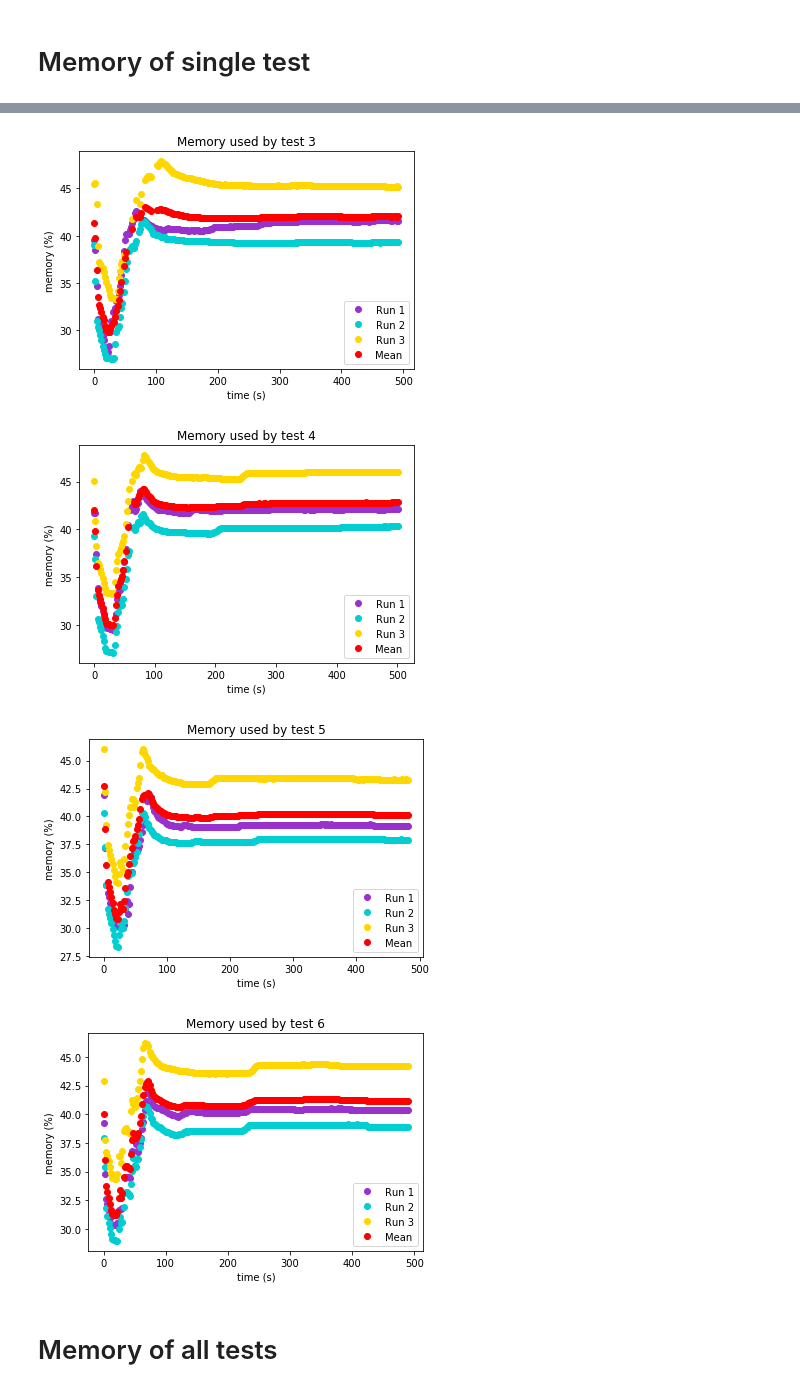
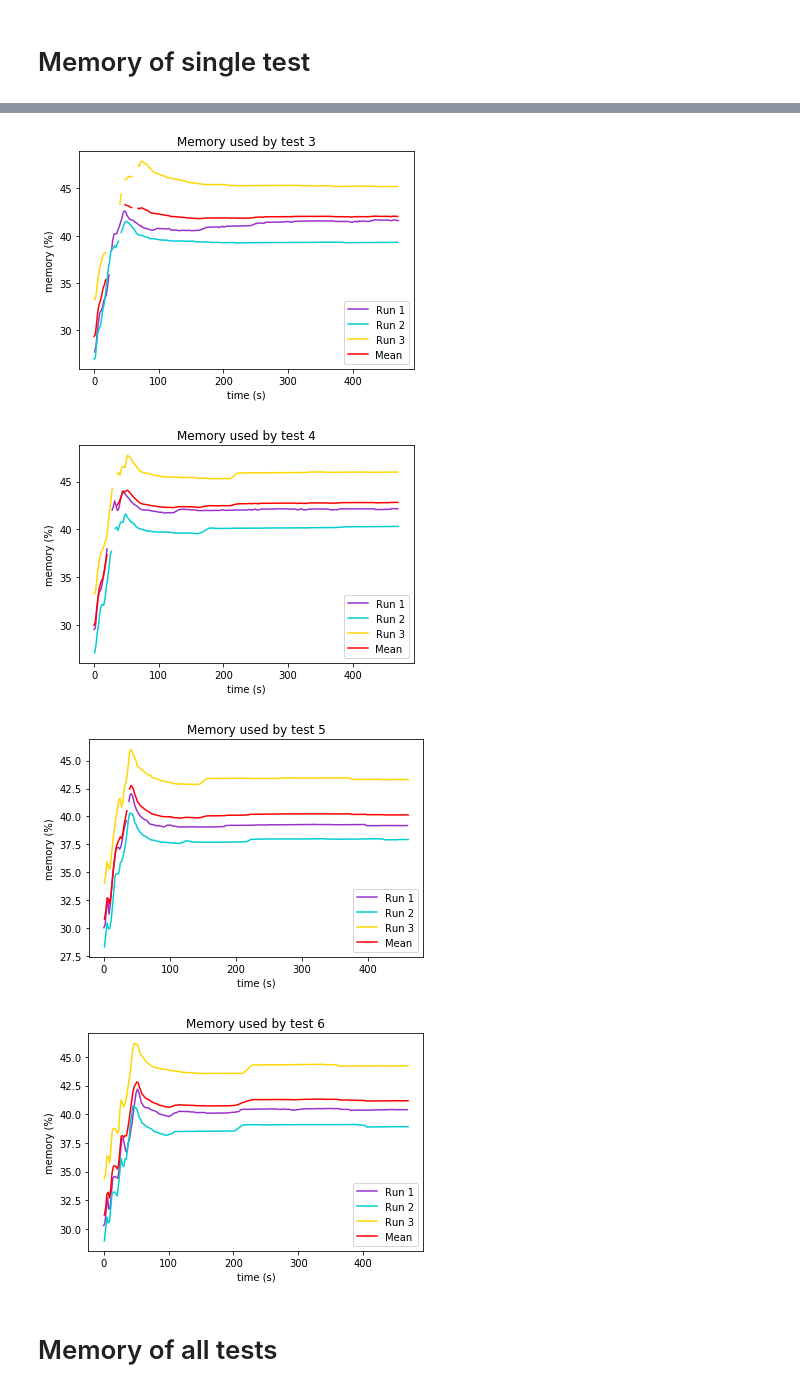
Before and after one commit to ricCap/ELIoT, a Jupyter notebook: stats/stats.ipynb, the cells around one changed output, grey strips where cells are left out. Drawn from its saved outputs; the diff is of its cells as text; code cells hidden in the pictures.

```diff
--- a/stats/stats.ipynb
+++ b/stats/stats.ipynb
@@ -300,8 +374,8 @@ for index in range(TEST_NUMBER):
 
     ax.plot(x, y, '-', label='Test ' + str(index + 1), color=line_color)
     leg = ax.legend();
-ax.set_title('System load of all tests')
+#ax.set_title('System load of all tests')
 ax.set_xlabel('time (s)')
 ax.set_ylabel('system load (%)')
-plt.show()
+plt.savefig("system_load_all_tests.png")
 # %% [output]
@@ -311,13 +385,6 @@ plt.show()
 # %%
 TEST_NUMBER = 6
 RUN_NUMBER = 3
-
-def from_two_seconds_to_one(values):
-    new_values = []
-    for value in values:
-        new_values.append(value)
-        new_values.append(np.nan)
-    return new_values
 
 #Get the minimum duration and scale the values to that duration
 def fix_duration(values, times):
@@ -332,7 +399,14 @@ def fix_duration(values, times):
         for index in range(int(min)):
             new_value.append(value[index])
         new_values.append(new_value)
-    return min, new_values
+
+    new_times = []
+    for time in times:
+        new_time = []
+        for index in range(int(min)):
+            new_time.append(time[index])
+        new_times.append(new_time)
+    return new_times, new_values
 # %%
 df_m01 = pd.read_csv("data/memory/memory01.csv")
 print(df_m01)
@@ -369,7 +441,0 @@ dict_test_values = retrieve_test_values(df_m01, df_m02, df_m03, test_time)
-# %%
-for index in range(TEST_NUMBER):
-    new_values = []
-    for run in range(RUN_NUMBER):
-        run_values =  dict_test_values['Test_' + str(index + 1) +'_values'][run]
-        new_values.append(from_two_seconds_to_one(run_values))
-    dict_test_values['Test_' + str(index + 1) +'_values'] = new_values
@@ -394,14 +485,14 @@ for index_test in range(TEST_NUMBER):
 # %%
 for index_test in range(TEST_NUMBER):
-    length = int(dict_test_values["Test_" + str(index_test + 1) + "_time"])
-    dict_test_values["Test_" + str(index_test + 1) + "_mean"] = compute_mean(dict_test_values["Test_" + str(index_test + 1) + "_values"], length)
+    length = len(dict_test_values["Test_" + str(index_test + 1) + "_time"][0])
+    dict_test_values["Test_" + str(index_test + 1) + "_mean"]= compute_mean(dict_test_values["Test_" + str(index_test + 1) + "_values"], length)
 # %%
 import matplotlib.pyplot as plt
 
 for index_test in range(TEST_NUMBER):
     fig, ax = plt.subplots()
     for index in range(RUN_NUMBER):
-        x = range(int(dict_test_values["Test_" + str(index_test + 1) + "_time"]))
+        x = dict_test_values["Test_" + str(index_test + 1) + "_time"][index]
         y = dict_test_values["Test_" + str(index_test + 1) + "_values"][index]
 
         line_color = "gold"
@@ -410,10 +501,10 @@ for index_test in range(TEST_NUMBER):
         elif(index == 1):
             line_color = "darkturquoise"
 
-        ax.plot(x, y, 'o', label='Run ' + str(index + 1), color=line_color)
-    x = range(int(dict_test_values["Test_" + str(index_test + 1) + "_time"]))
+        ax.plot(x, y, '-', label='Run ' + str(index + 1), color=line_color)
+    x = dict_test_values["Test_" + str(index_test + 1) + "_time"][index]
     y = dict_test_values["Test_" + str(index_test + 1) + "_mean"]
-    ax.plot(x, y, 'o', label='Mean', color="red")
+    ax.plot(x, y, '-', label='Mean', color="red")
     ax.set_title('Memory used by test ' + str(index_test + 1))
     ax.set_xlabel('time (s)')
     ax.set_ylabel('memory (%)')
@@ -425,7 +516,7 @@ for index_test in range(TEST_NUMBER):
-[figure, old version]
+[figure, new version]
-[figure, old version]
+[figure, new version]
-[figure, old version]
+[figure, new version]
-[figure, old version]
+[figure, new version]
 # %% [markdown]
 # Memory of all tests
 # %%
```
Also changed, not shown: parts of 28 cells of this notebook.
